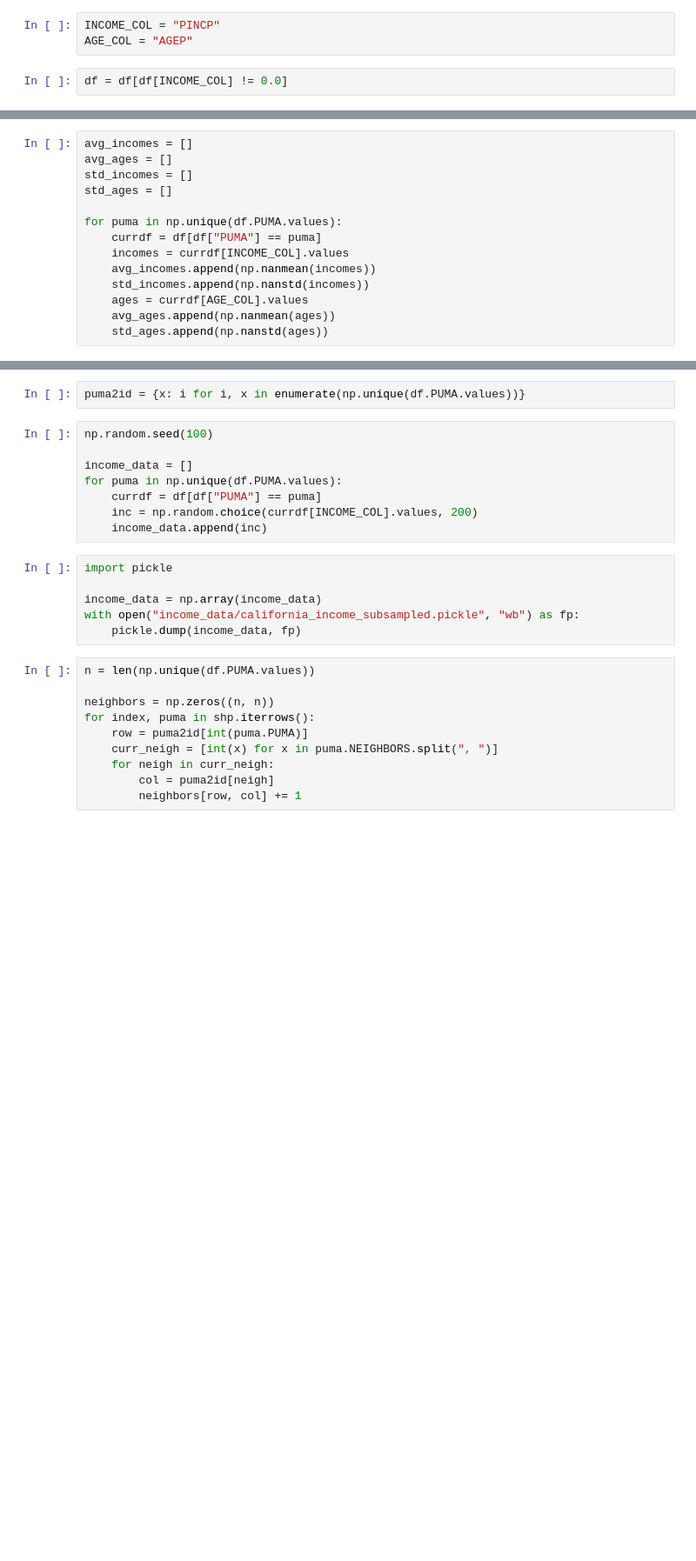
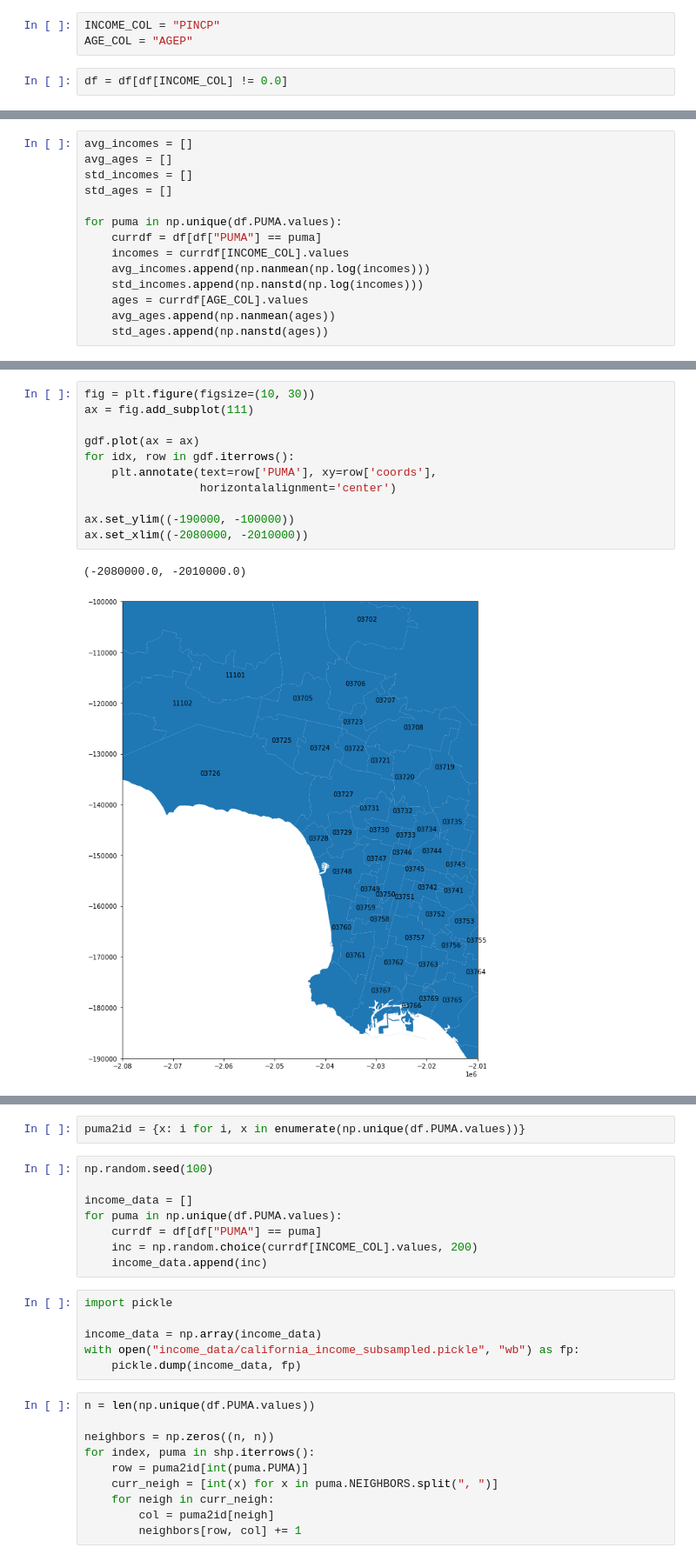
Before and after one commit to mberaha/nrmifactors, a Jupyter notebook: Income Data Preoprocessing.ipynb, the cells around one changed output, grey strips where cells are left out. Shown at 87% size. Drawn from its saved outputs; the diff is of its cells as text; blank space fills up the shorter version.

```diff
--- a/Income Data Preoprocessing.ipynb
+++ b/Income Data Preoprocessing.ipynb
@@ -37,8 +51,8 @@ std_ages = []
 for puma in np.unique(df.PUMA.values):
     currdf = df[df["PUMA"] == puma]
     incomes = currdf[INCOME_COL].values
-    avg_incomes.append(np.nanmean(incomes))
-    std_incomes.append(np.nanstd(incomes))
+    avg_incomes.append(np.nanmean(np.log(incomes)))
+    std_incomes.append(np.nanstd(np.log(incomes)))
     ages = currdf[AGE_COL].values
     avg_ages.append(np.nanmean(ages))
     std_ages.append(np.nanstd(ages))
@@ -117,0 +127,14 @@ shp
+# %%
+fig = plt.figure(figsize=(10, 30))
+ax = fig.add_subplot(111)
+
+gdf.plot(ax = ax)
+for idx, row in gdf.iterrows():
+    plt.annotate(text=row['PUMA'], xy=row['coords'],
+                 horizontalalignment='center')
+
+ax.set_ylim((-190000, -100000))
+ax.set_xlim((-2080000, -2010000))
+# %% [output]
+(-2080000.0, -2010000.0)
+[figure, added]
```
Also changed, not shown: parts of 40 cells of this notebook, 13 other files.
